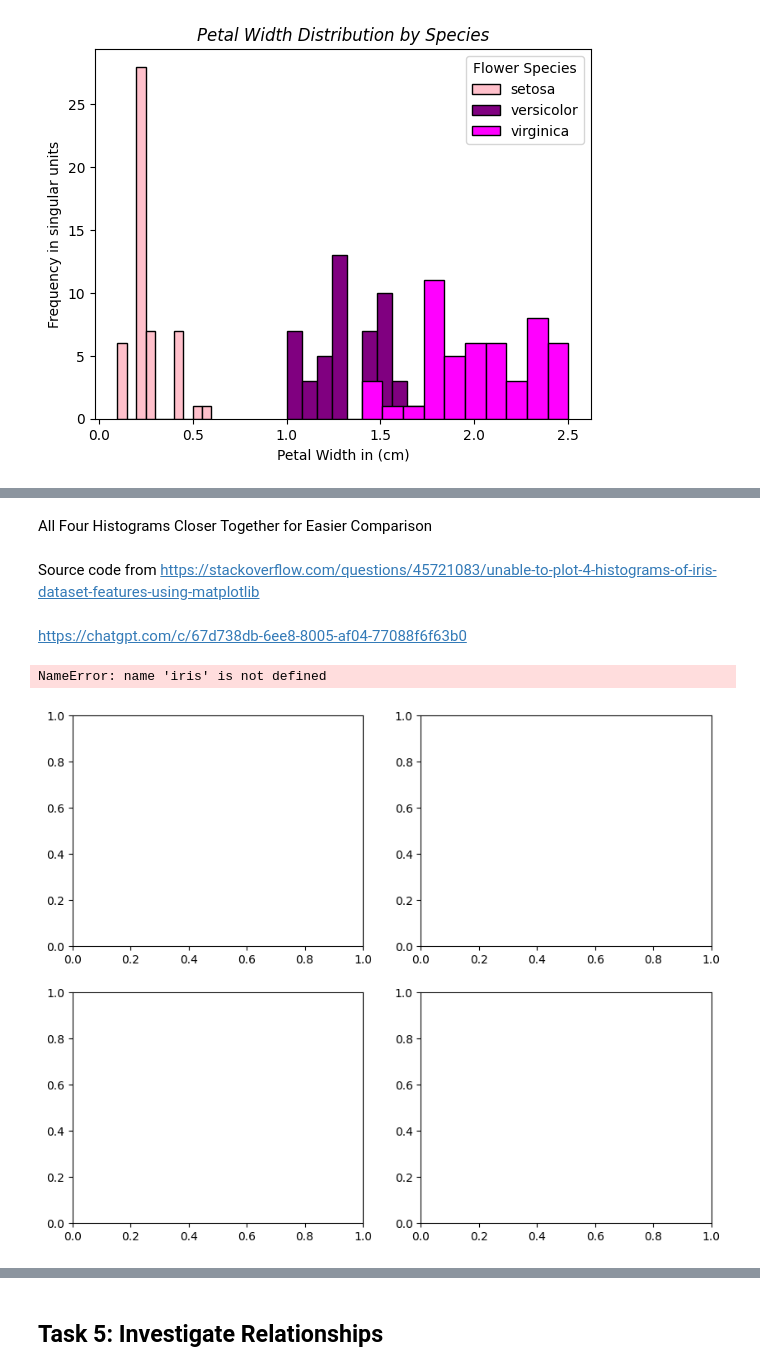
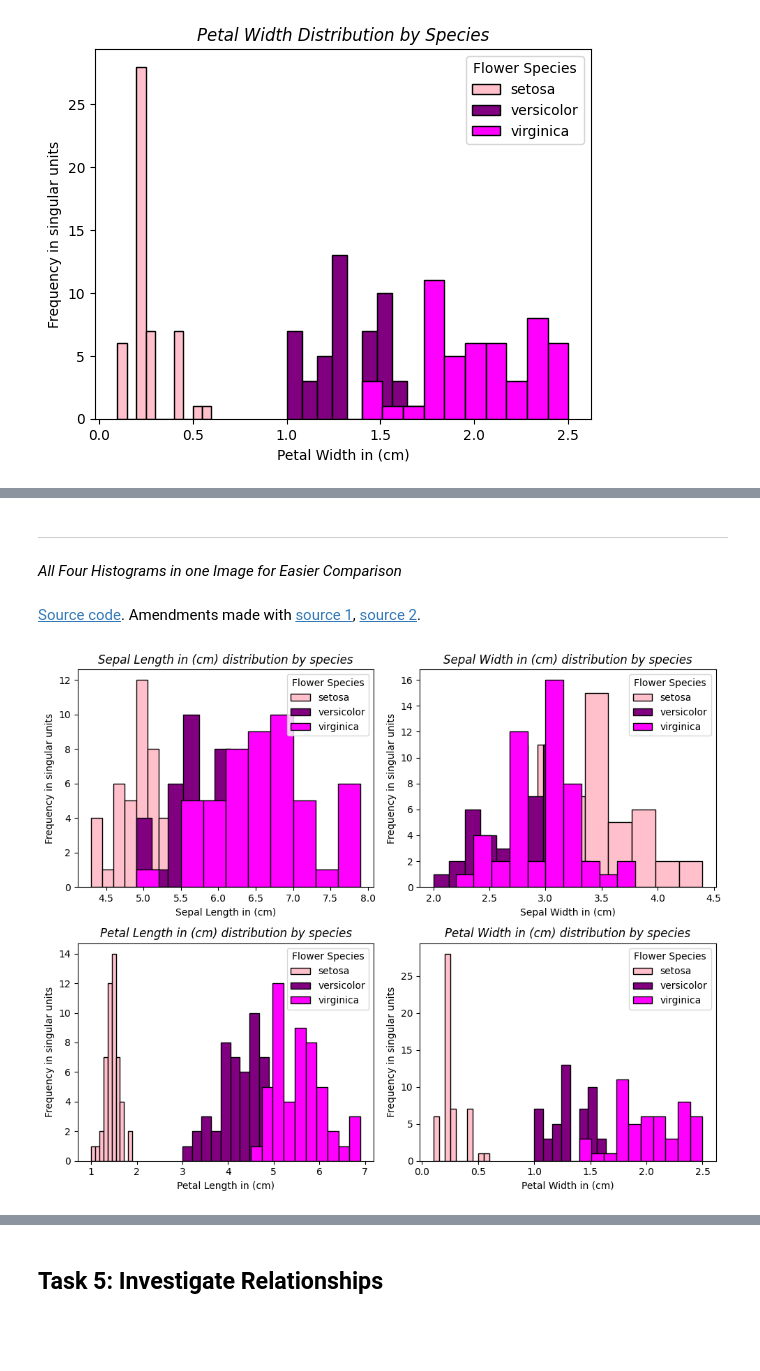
Before and after one commit to LindaN1104/principles_of_data_analytics, a Jupyter notebook: tasks.ipynb, the cells around one changed output, grey strips where cells are left out. Cells and saved outputs as stored; diff of their text form; code cells hidden in the pictures; blank space fills up the shorter version.

```diff
--- a/tasks.ipynb
+++ b/tasks.ipynb
@@ -224,34 +238,38 @@ df = pd.read_csv('https://gist.githubusercontent.com/curran/a08a1080b88344b0c8a7
+# %% [markdown]
+------------------------------------------------------------------------------------------------
 # %% [markdown]
-All Four Histograms Closer Together for Easier Comparison
+*All Four Histograms in one Image for Easier Comparison*
 # %% [markdown]
-Source code from https://stackoverflow.com/questions/45721083/unable-to-plot-4-histograms-of-iris-dataset-features-using-matplotlib
+[Source code](https://stackoverflow.com/questions/45721083/unable-to-plot-4-histograms-of-iris-dataset-features-using-matplotlib). Amendments made with [source 1](https://chatgpt.com/c/67d738db-6ee8-8005-af04-77088f6f63b0), [source 2](https://chatgpt.com/c/67df33b6-8374-8005-b0ed-5904cfecd1de).
-# %% [markdown]
-https://chatgpt.com/c/67d738db-6ee8-8005-af04-77088f6f63b0
 # %%
-fig, axes = plt.subplots(nrows=2, ncols=2, figsize=(10, 8)) # Create subplots
-colors = ['pink', 'purple', 'magenta']
+df.rename(columns={ # Rename the fetures so they look more proper
+    'sepal_length': 'Sepal Length in (cm)',
+    'sepal_width': 'Sepal Width in (cm)',
+    'petal_length': 'Petal Length in (cm)',
+    'petal_width': 'Petal Width in (cm)'
+}, inplace=True)
 
-for i, ax in enumerate(axes.flat): # Loop over each feature to create stacked histograms
-    # Extract data for each class
-    data = [iris.data[iris.target == label, i] for label in range(len(iris.target_names))]
+target_names = df['species'].unique()  # Define the target names based on species
+colors = ['pink', 'purple', 'magenta']  # Create a colour list for each species
 
-    # Create a stacked histogram with black outlines
-    ax.hist(data, label=iris.target_names, color=colors, stacked=True, edgecolor='black')
+fig, axes = plt.subplots(nrows=2, ncols=2, figsize=(10, 8))  # Create subplots
 
-    # Set the title in italics
-    ax.set_title(f'{iris.feature_names[i]} distribution by species', style='italic')
+for i, ax in enumerate(axes.flat):  # Loop over each feature to create stacked histograms
+    feature_name = df.columns[i]  # Use the column names from the dataframe for feature names
 
-    # Set labels and legend
-    ax.set_xlabel(iris.feature_names[i])
-    ax.set_ylabel("Frequency in singular units")
-    ax.legend(loc='upper right', title="Flower Species") # Add a legend, and legend title
+    for label, color in zip(target_names, colors):  # Plot histograms by species
+        species_data = df[df['species'] == label]  # Filter data for the current species
+        ax.hist(species_data[feature_name], label=label, color=color, edgecolor='black', stacked=True)  # Plot stacked histograms
+
+    ax.set_title(f'{feature_name} distribution by species', style='italic')  # Set the title in italics
+    ax.set_xlabel(feature_name)  # Set X axis label
+    ax.set_ylabel("Frequency in singular units")  # Set Y axis label
+    ax.legend(loc='upper right', title="Flower Species")  # Add a legend, and legend title
 
 # Show the plot
 plt.tight_layout()
 plt.show()
-
-# https://chatgpt.com/c/67d741f4-86a4-8005-b08c-df18de12faac
-# https://chatgpt.com/c/67d741f4-86a4-8005-b08c-df18de12faac
+#https://chatgpt.com/c/67df3f9c-4e2c-8005-853d-59dbeccaf43c
+# https://chatgpt.com/c/67df4259-9904-8005-947d-efdab6496130
 # %% [output]
-NameError: name 'iris' is not defined
-[figure, old version]
+[figure, new version]
```
Also changed, not shown: parts of 26 cells of this notebook.
